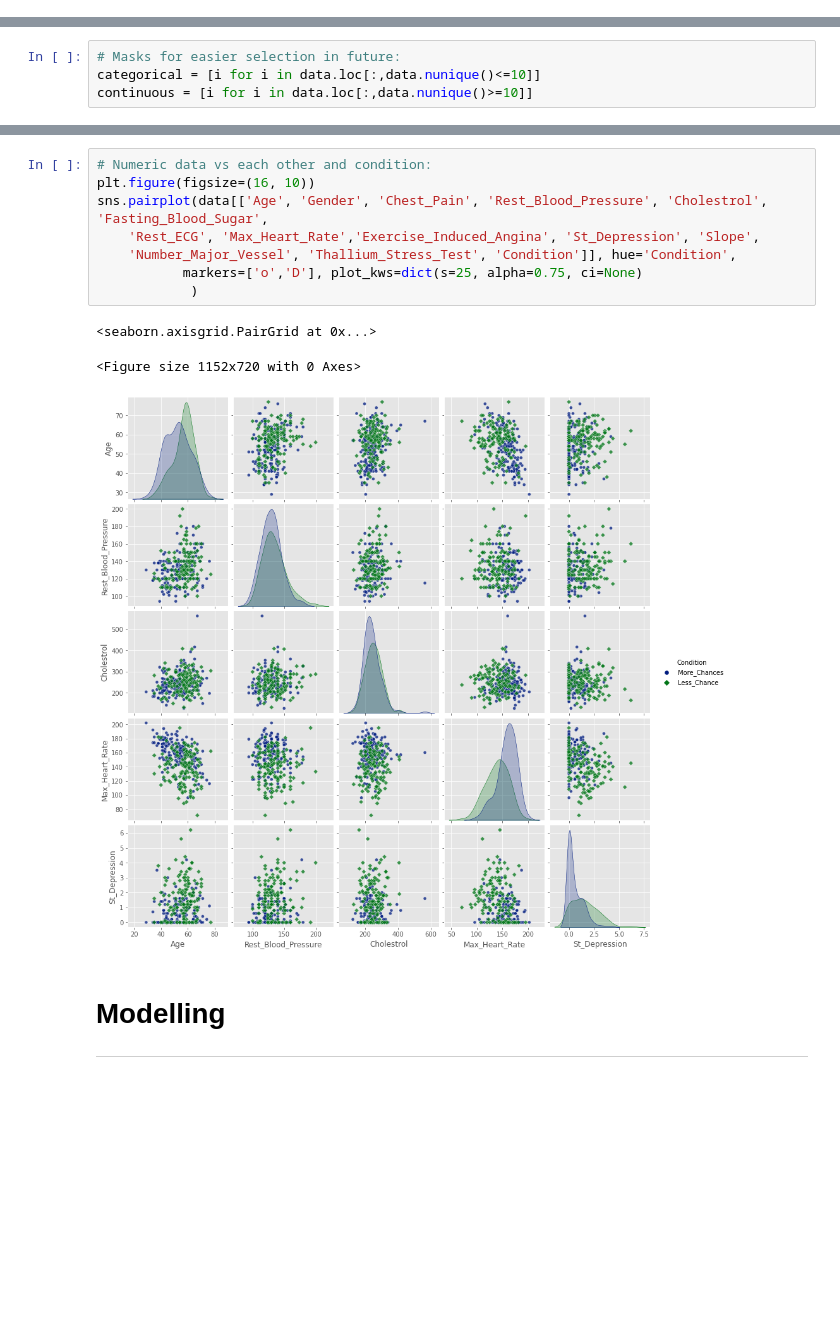
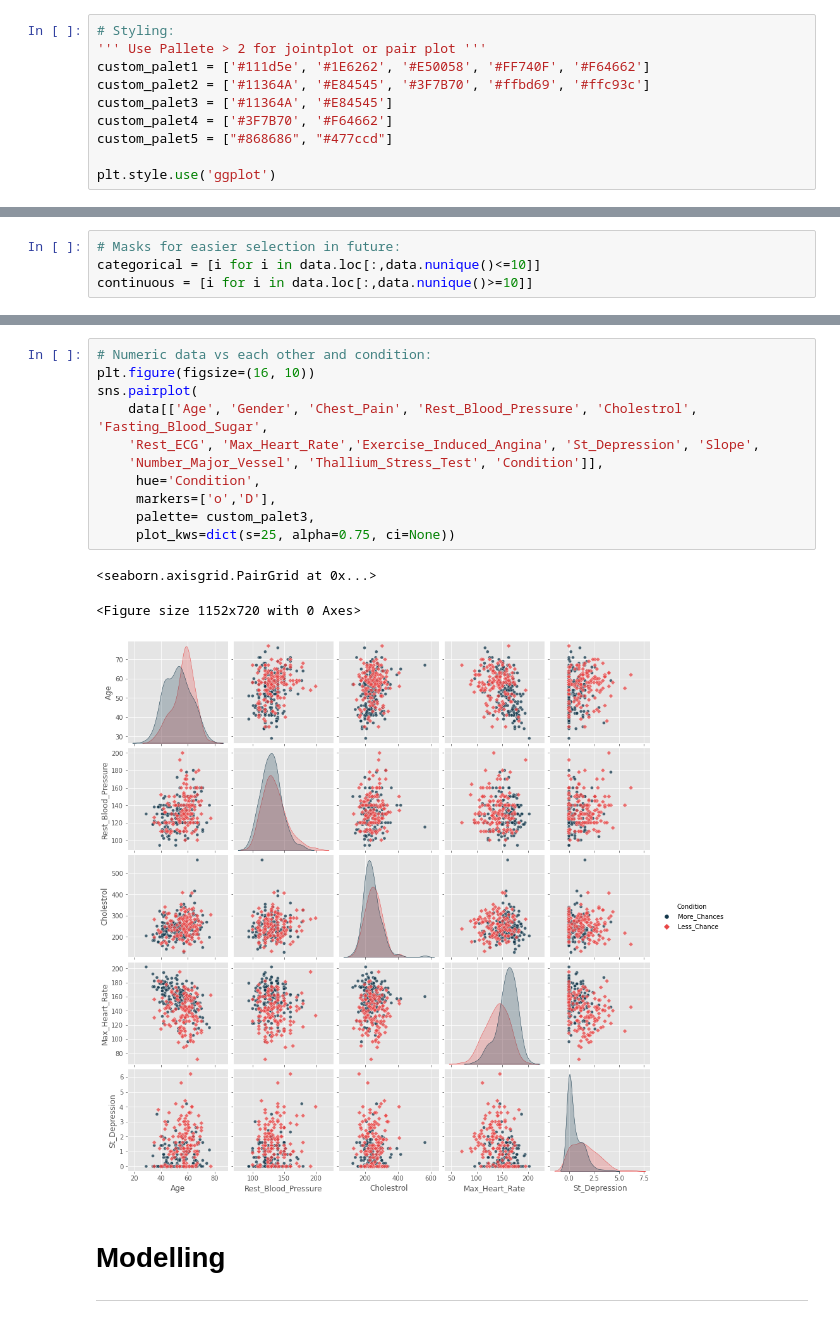
Before and after one commit to AR-Mustakim/replay-ML-basic, a Jupyter notebook: Learn_with_heart_dataset.ipynb, the cells around one changed output, grey strips where cells are left out. Drawn from its saved outputs; the diff is of its cells as text; blank space fills up the shorter version.

```diff
--- a/Learn_with_heart_dataset.ipynb
+++ b/Learn_with_heart_dataset.ipynb
@@ -26,3 +19,13 @@ plt.style.use('ggplot')
+# %%
+# Styling:
+''' Use Pallete > 2 for jointplot or pair plot '''
+custom_palet1 = ['#111d5e', '#1E6262', '#E50058', '#FF740F', '#F64662']
+custom_palet2 = ['#11364A', '#E84545', '#3F7B70', '#ffbd69', '#ffc93c']
+custom_palet3 = ['#11364A', '#E84545']
+custom_palet4 = ['#3F7B70', '#F64662']
+custom_palet5 = ["#868686", "#477ccd"]
+
+plt.style.use('ggplot')
 # %%
 %%time
 # import dataset
@@ -238,15 +240,18 @@ ctg_dist(data, categorical[:-1], 'Condition', 4, 2)
 # %%
 # Numeric data vs each other and condition:
 plt.figure(figsize=(16, 10))
-sns.pairplot(data[['Age', 'Gender', 'Chest_Pain', 'Rest_Blood_Pressure', 'Cholestrol', 'Fasting_Blood_Sugar',
+sns.pairplot(
+    data[['Age', 'Gender', 'Chest_Pain', 'Rest_Blood_Pressure', 'Cholestrol', 'Fasting_Blood_Sugar',
     'Rest_ECG', 'Max_Heart_Rate','Exercise_Induced_Angina', 'St_Depression', 'Slope',
-    'Number_Major_Vessel', 'Thallium_Stress_Test', 'Condition']], hue='Condition',
-           markers=['o','D'], plot_kws=dict(s=25, alpha=0.75, ci=None)
-            )
+    'Number_Major_Vessel', 'Thallium_Stress_Test', 'Condition']],
+     hue='Condition',
+     markers=['o','D'],
+     palette= custom_palet3,
+     plot_kws=dict(s=25, alpha=0.75, ci=None))
 # %% [output]
 <seaborn.axisgrid.PairGrid at 0x...>
 <Figure size 1152x720 with 0 Axes>
-[figure, old version]
+[figure, new version]
 # %% [markdown]
 # Modelling
 ---
```
Also changed, not shown: parts of 13 cells of this notebook, 1 other file.
